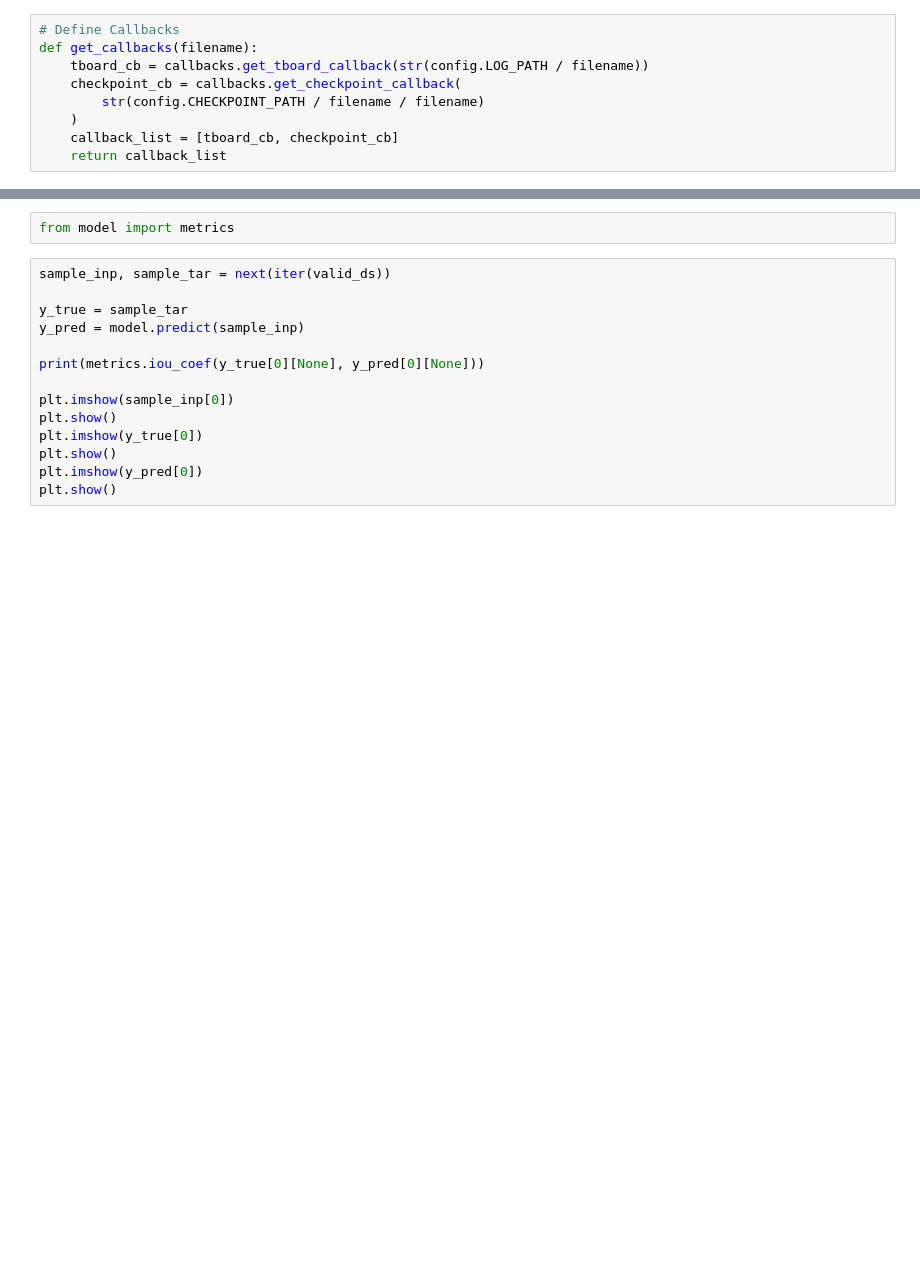
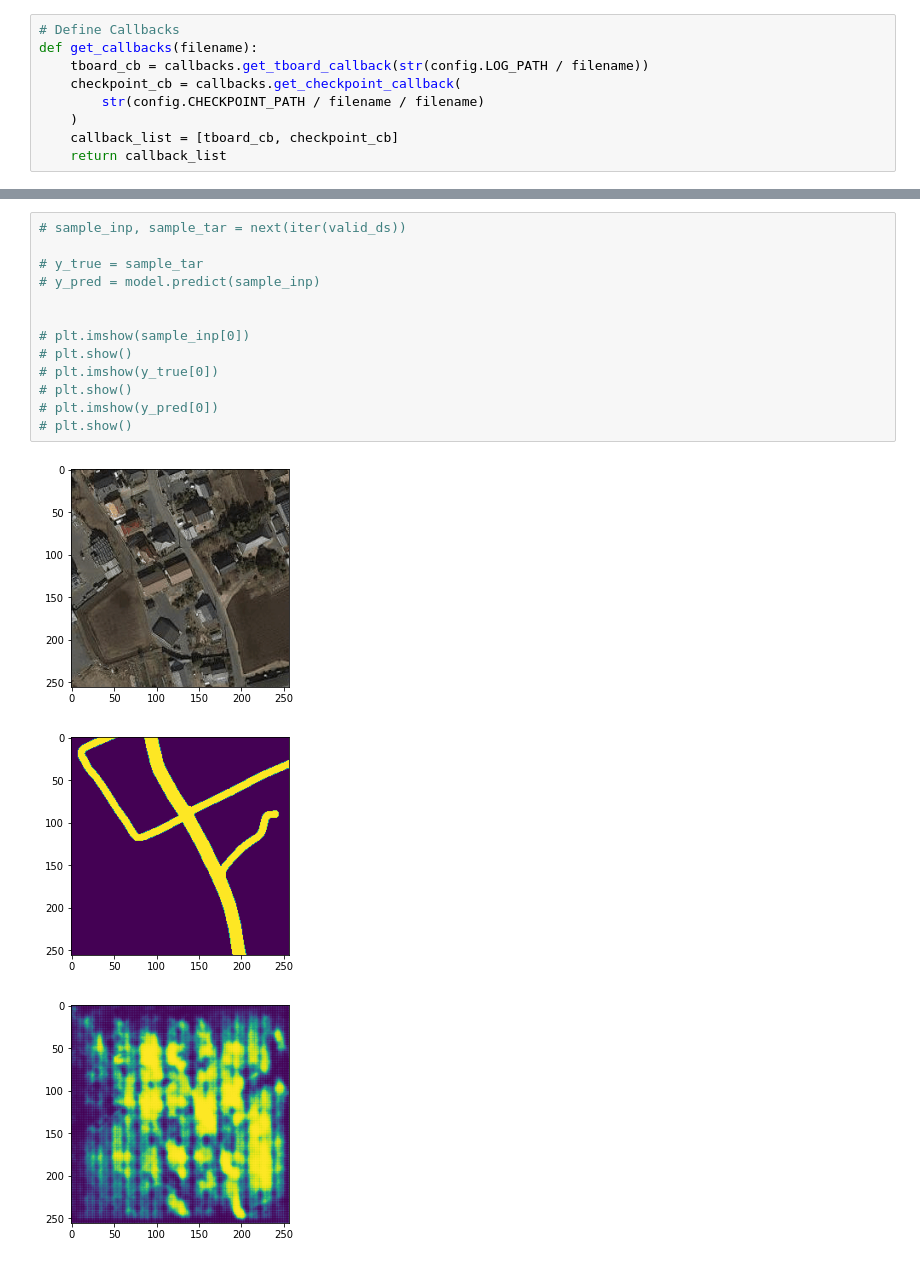
Before and after one commit to straxFromIbr/UnetModelScript, a Jupyter notebook: home/train.ipynb, the cells around one changed output, grey strips where cells are left out. Saved outputs shown, nothing was run; the diff lists cells and outputs as text; blank space fills up the shorter version.

```diff
--- a/home/train.ipynb
+++ b/home/train.ipynb
@@ -74,16 +101,17 @@ for i,t in train_ds.take(3):
-# %%
-from model import metrics
 # %%
-sample_inp, sample_tar = next(iter(valid_ds))
+# sample_inp, sample_tar = next(iter(valid_ds))
 
-y_true = sample_tar
-y_pred = model.predict(sample_inp)
+# y_true = sample_tar
+# y_pred = model.predict(sample_inp)
 
-print(metrics.iou_coef(y_true[0][None], y_pred[0][None]))
 
-plt.imshow(sample_inp[0])
-plt.show()
-plt.imshow(y_true[0])
-plt.show()
-plt.imshow(y_pred[0])
-plt.show()
+# plt.imshow(sample_inp[0])
+# plt.show()
+# plt.imshow(y_true[0])
+# plt.show()
+# plt.imshow(y_pred[0])
+# plt.show()
+# %% [output]
+[figure, added]
+[figure, added]
+[figure, added]
```
Also changed, not shown: parts of 8 cells of this notebook, 5 other files.
